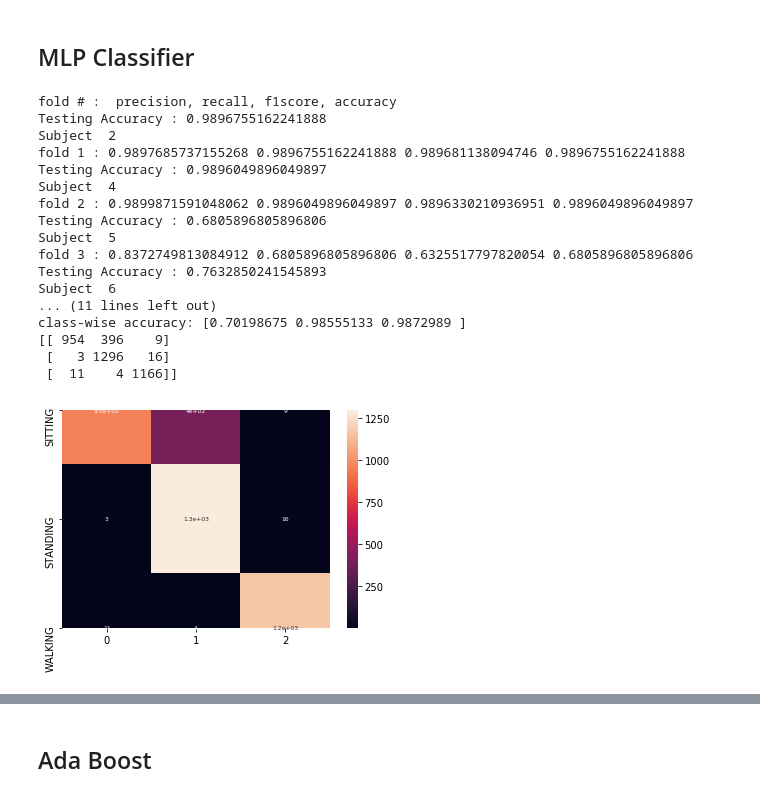
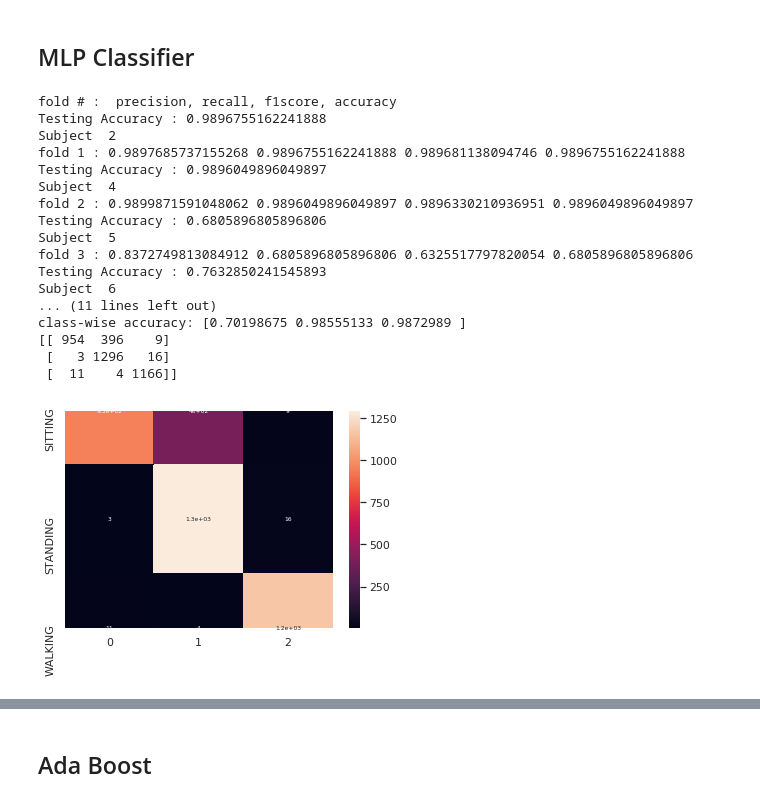
Before and after one commit to hasantarek2002/HAR, a Jupyter notebook: ML Code/human_activity_recognition_Classifier.ipynb, the cells around one changed output, grey strips where cells are left out. Saved outputs shown, nothing was run; the diff lists cells and outputs as text; code cells hidden in the pictures.

```diff
--- a/ML Code/human_activity_recognition_Classifier.ipynb
+++ b/ML Code/human_activity_recognition_Classifier.ipynb
@@ -925,35 +938,35 @@ print('class-wise f1score:',class_f1)
 print('class-wise accuracy:',class_acc)
 
 print(cm_all.astype('int'))
 
 
 
 array = confusion_matrix(true_all, pred_all)
 df_cm = pd.DataFrame(array, range(n_class),range(n_class))
-#sn.set(font_scale=1)#for label size
+sn.set(font_scale=1)#for label size
 #sn.heatmap(df_cm, annot=True,annot_kws={"size": 8},yticklabels=('SITTING', 'STANDING', 'WALKING', 'WALKING_DOWNSTAIRS', 'WALKING_UPSTAIRS'))# font size
 sn.heatmap(df_cm, annot=True,annot_kws={"size": 6},yticklabels=('SITTING', 'STANDING', 'WALKING'))
 
 plt.show()
 # %% [output]
 fold # :  precision, recall, f1score, accuracy
 Testing Accuracy : 0.9896755162241888
 Subject  2
 fold 1 : 0.9897685737155268 0.9896755162241888 0.989681138094746 0.9896755162241888
 Testing Accuracy : 0.9896049896049897
 Subject  4
 fold 2 : 0.9899871591048062 0.9896049896049897 0.9896330210936951 0.9896049896049897
 Testing Accuracy : 0.6805896805896806
 Subject  5
 fold 3 : 0.8372749813084912 0.6805896805896806 0.6325517797820054 0.6805896805896806
 Testing Accuracy : 0.7632850241545893
 Subject  6
 ... (11 lines left out)
 class-wise accuracy: [0.70198675 0.98555133 0.9872989 ]
 [[ 954  396    9]
  [   3 1296   16]
  [  11    4 1166]]
-[figure, old version]
+[figure, new version]
 # %%
 cm_all = np.zeros((n_class,n_class))
 true_all, pred_all = [], []
```
Also changed, not shown: parts of 13 cells of this notebook, 51 other files.
